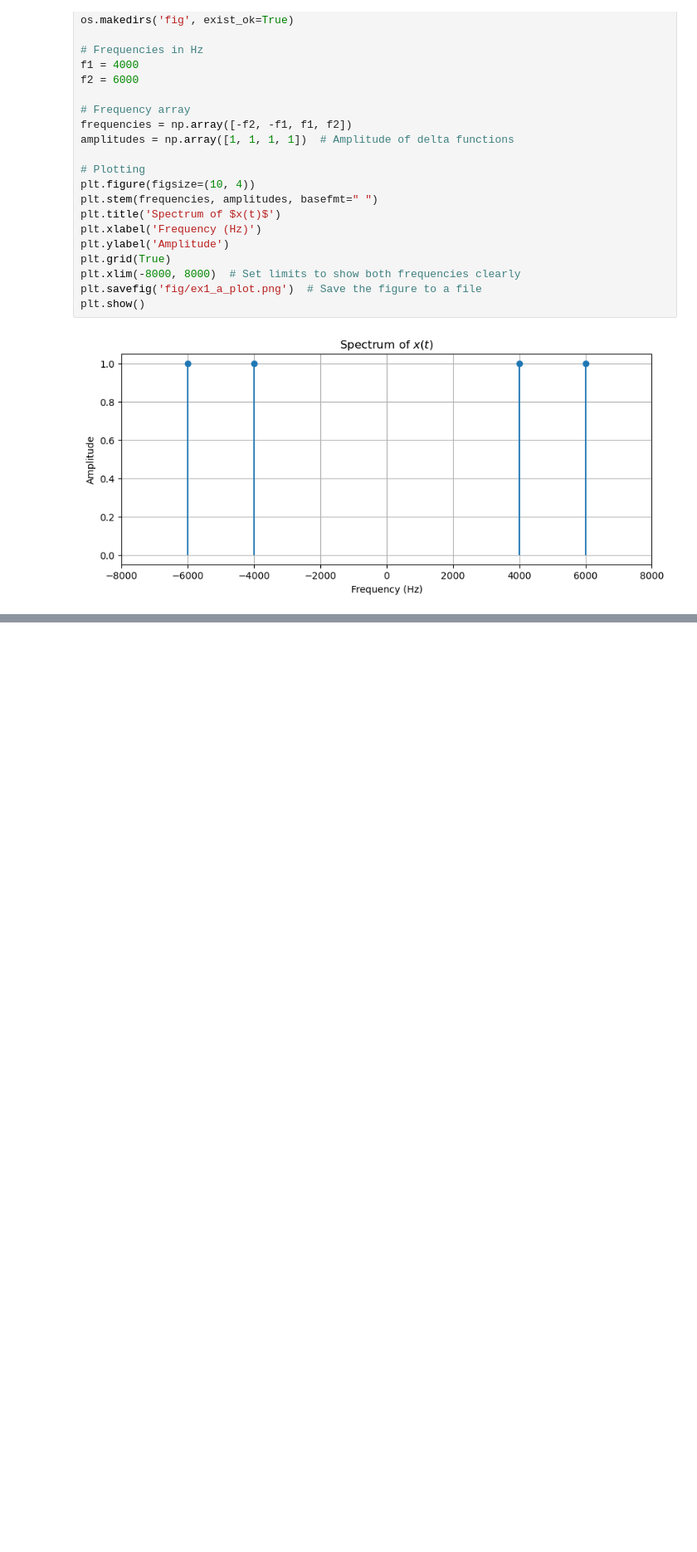
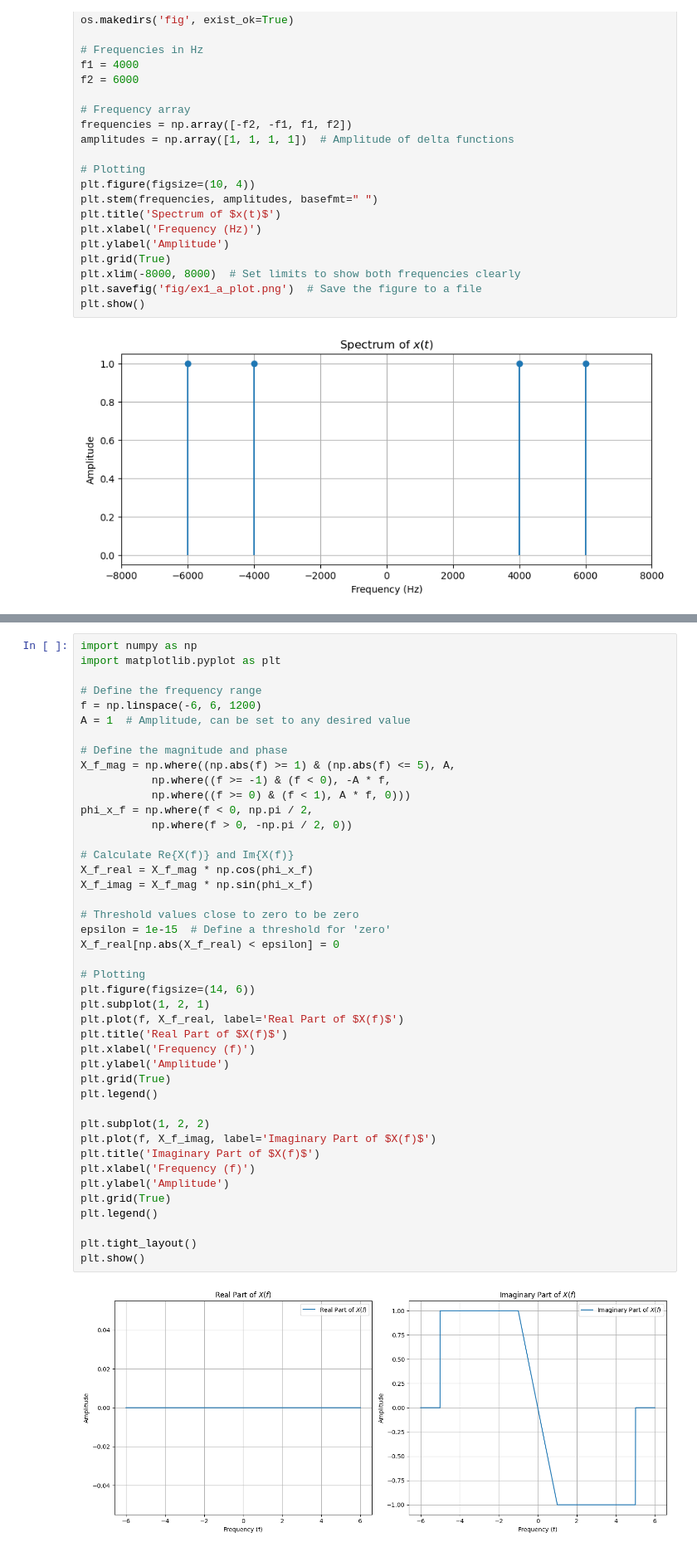
Before and after one commit to wolfram-laube/dsp-ue_grp-22, a Jupyter notebook: Assignment_3/sketchpad.ipynb, the cells around one changed output, grey strips where cells are left out. Shown at 83% size. Cells and saved outputs as stored; diff of their text form; blank space fills up the shorter version.

```diff
--- a/Assignment_3/sketchpad.ipynb
+++ b/Assignment_3/sketchpad.ipynb
@@ -28,0 +138,45 @@ plt.show()
+# %%
+import numpy as np
+import matplotlib.pyplot as plt
+
+# Define the frequency range
+f = np.linspace(-6, 6, 1200)
+A = 1  # Amplitude, can be set to any desired value
+
+# Define the magnitude and phase
+X_f_mag = np.where((np.abs(f) >= 1) & (np.abs(f) <= 5), A,
+           np.where((f >= -1) & (f < 0), -A * f,
+           np.where((f >= 0) & (f < 1), A * f, 0)))
+phi_x_f = np.where(f < 0, np.pi / 2,
+           np.where(f > 0, -np.pi / 2, 0))
+
+# Calculate Re{X(f)} and Im{X(f)}
+X_f_real = X_f_mag * np.cos(phi_x_f)
+X_f_imag = X_f_mag * np.sin(phi_x_f)
+
+# Threshold values close to zero to be zero
+epsilon = 1e-15  # Define a threshold for 'zero'
+X_f_real[np.abs(X_f_real) < epsilon] = 0
+
+# Plotting
+plt.figure(figsize=(14, 6))
+plt.subplot(1, 2, 1)
+plt.plot(f, X_f_real, label='Real Part of $X(f)$')
+plt.title('Real Part of $X(f)$')
+plt.xlabel('Frequency (f)')
+plt.ylabel('Amplitude')
+plt.grid(True)
+plt.legend()
+
+plt.subplot(1, 2, 2)
+plt.plot(f, X_f_imag, label='Imaginary Part of $X(f)$')
+plt.title('Imaginary Part of $X(f)$')
+plt.xlabel('Frequency (f)')
+plt.ylabel('Amplitude')
+plt.grid(True)
+plt.legend()
+
+plt.tight_layout()
+plt.show()
+# %% [output]
+[figure, added]
```
Also changed, not shown: parts of 4 cells of this notebook, 25 other files.
